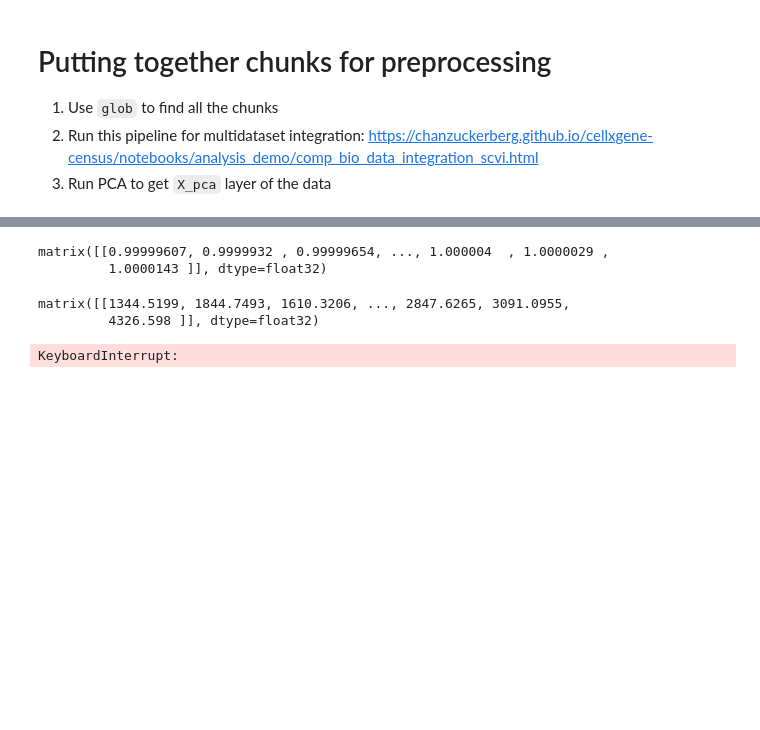
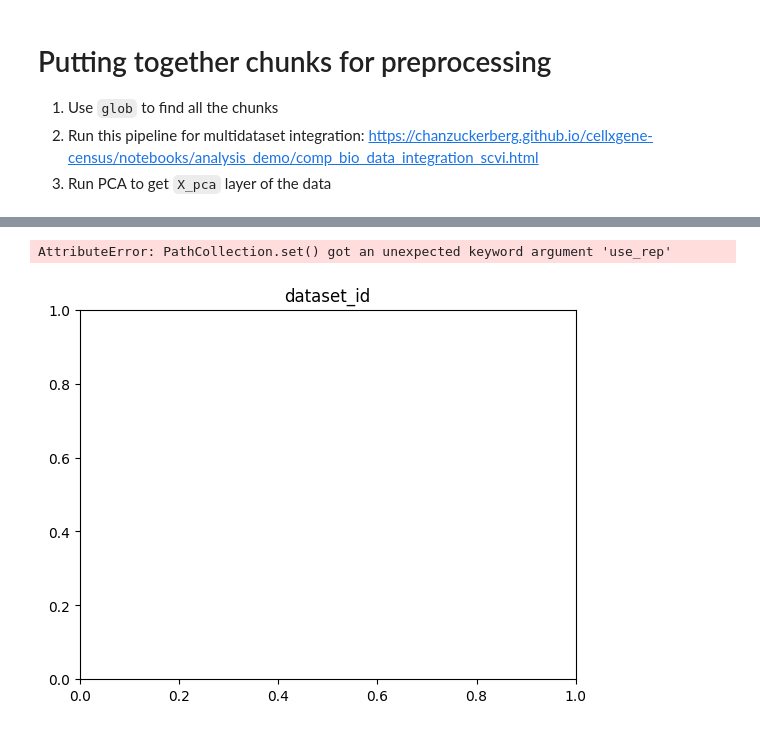
Before and after one commit to subramaniam-lab-ucsd/immune-foundation-model, a Jupyter notebook: src/code/02_immune_data_combine.ipynb, the cells around one changed output, grey strips where cells are left out. Saved outputs shown, nothing was run; the diff lists cells and outputs as text; code cells hidden in the pictures; blank space fills up the shorter version.

```diff
--- a/src/code/02_immune_data_combine.ipynb
+++ b/src/code/02_immune_data_combine.ipynb
@@ -101,16 +111,5 @@ sc.pp.log1p(chunk_0)
-# %%
-np.median(chunk_0.layers["normalized"].sum(axis=1))
-# %% [output]
-matrix([[0.99999607, 0.9999932 , 0.99999654, ..., 1.000004  , 1.0000029 ,
-         1.0000143 ]], dtype=float32)
-# %%
-np.median(chunk_0.X.sum(axis=1))
-# %% [output]
-matrix([[1344.5199, 1844.7493, 1610.3206, ..., 2847.6265, 3091.0955,
-         4326.598 ]], dtype=float32)
-# %%
-sc.pp.pca(chunk_0, n_comps=50)
-sc.pp.neighbors(chunk_0, n_neighbors=15, use_rep="X_pca")
-sc.tl.umap(chunk_0)
-# %% [output]
-KeyboardInterrupt:
+# %%
+sc.pl.umap(test_chunk, layer="counts",color="dataset_id")
+# %% [output]
+AttributeError: PathCollection.set() got an unexpected keyword argument 'use_rep'
+[figure, added]
```
Also changed, not shown: parts of 26 cells of this notebook, 1 other file.
